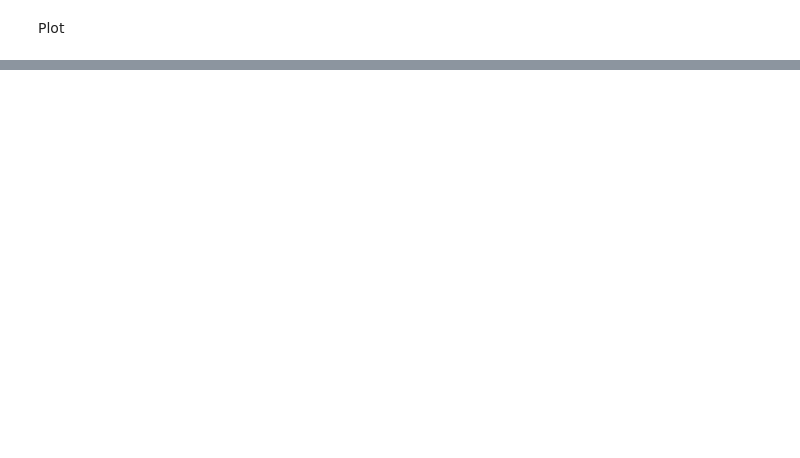
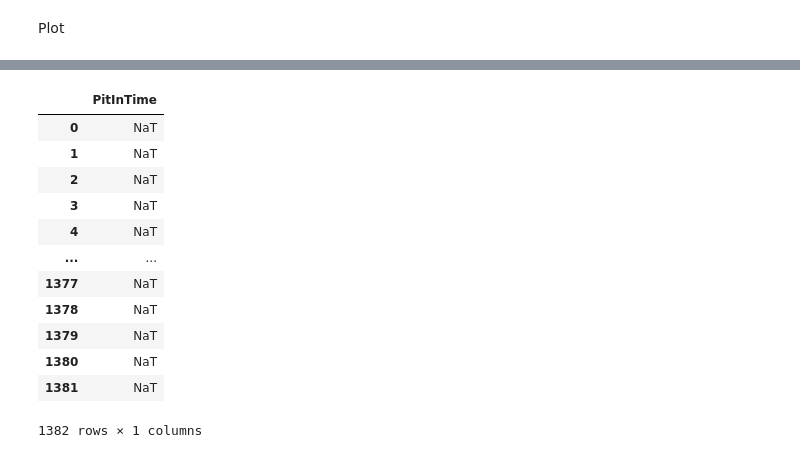
Before and after one commit to pezon/msca-optimization-f1-racing-strategy, a Jupyter notebook: analysis/race-story.ipynb, the cells around one changed output, grey strips where cells are left out. Cells and saved outputs as stored; diff of their text form; code cells hidden in the pictures; blank space fills up the shorter version.

```diff
--- a/analysis/race-story.ipynb
+++ b/analysis/race-story.ipynb
@@ -219,0 +227,16 @@ Length: 70, dtype: timedelta64[ns]
+# %%
+race.laps[["PitInTime"]]
+# %% [output]
+|  | PitInTime |
+| 0 | NaT |
+| 1 | NaT |
+| 2 | NaT |
+| 3 | NaT |
+| 4 | NaT |
+| ... | ... |
+| 1377 | NaT |
+| 1378 | NaT |
+| 1379 | NaT |
+| 1380 | NaT |
+| 1381 | NaT |
+1382 rows × 1 columns
```
Also changed, not shown: parts of 8 cells of this notebook, 10 other files.
